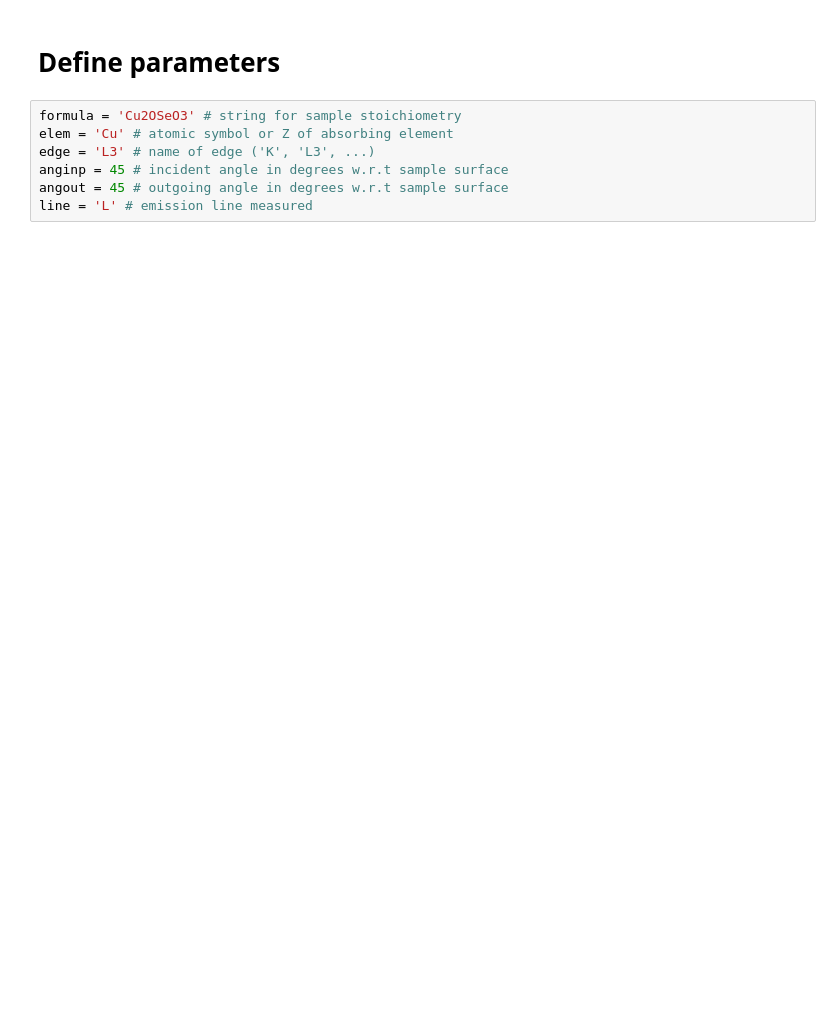
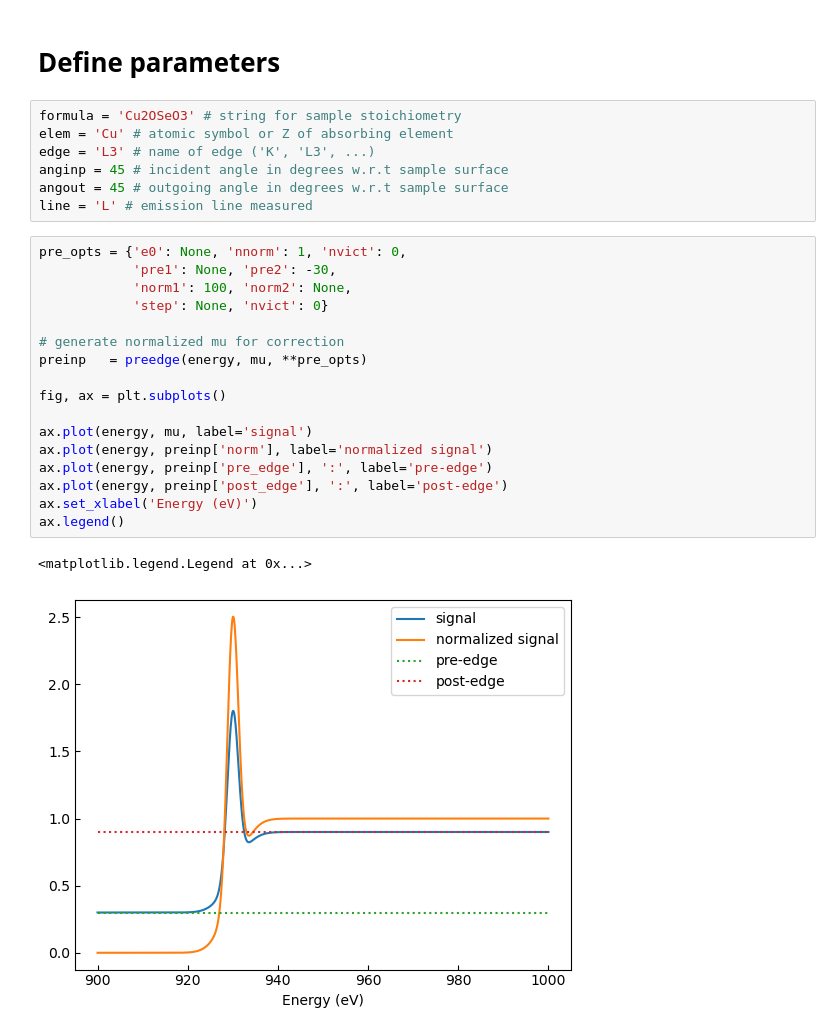
Before and after one commit to mpmdean/xray_self_absorption_correction, a Jupyter notebook: self_absorption_correction.ipynb, the cells around one changed output. Drawn from its saved outputs; the diff is of its cells as text; blank space fills up the shorter version.

```diff
--- a/self_absorption_correction.ipynb
+++ b/self_absorption_correction.ipynb
@@ -41,4 +39,24 @@ edge = 'L3' # name of edge ('K', 'L3', ...)
 anginp = 45 # incident angle in degrees w.r.t sample surface
 angout = 45 # outgoing angle in degrees w.r.t sample surface
 line = 'L' # emission line measured
+# %%
+pre_opts = {'e0': None, 'nnorm': 1, 'nvict': 0,
+            'pre1': None, 'pre2': -30,
+            'norm1': 100, 'norm2': None,
+            'step': None, 'nvict': 0}
+
+# generate normalized mu for correction
+preinp   = preedge(energy, mu, **pre_opts)
+
+fig, ax = plt.subplots()
+
+ax.plot(energy, mu, label='signal')
+ax.plot(energy, preinp['norm'], label='normalized signal')
+ax.plot(energy, preinp['pre_edge'], ':', label='pre-edge')
+ax.plot(energy, preinp['post_edge'], ':', label='post-edge')
+ax.set_xlabel('Energy (eV)')
+ax.legend()
+# %% [output]
+<matplotlib.legend.Legend at 0x...>
+[figure, added]
 # %%
```
Also changed, not shown: parts of 5 cells of this notebook, 1 other file.
